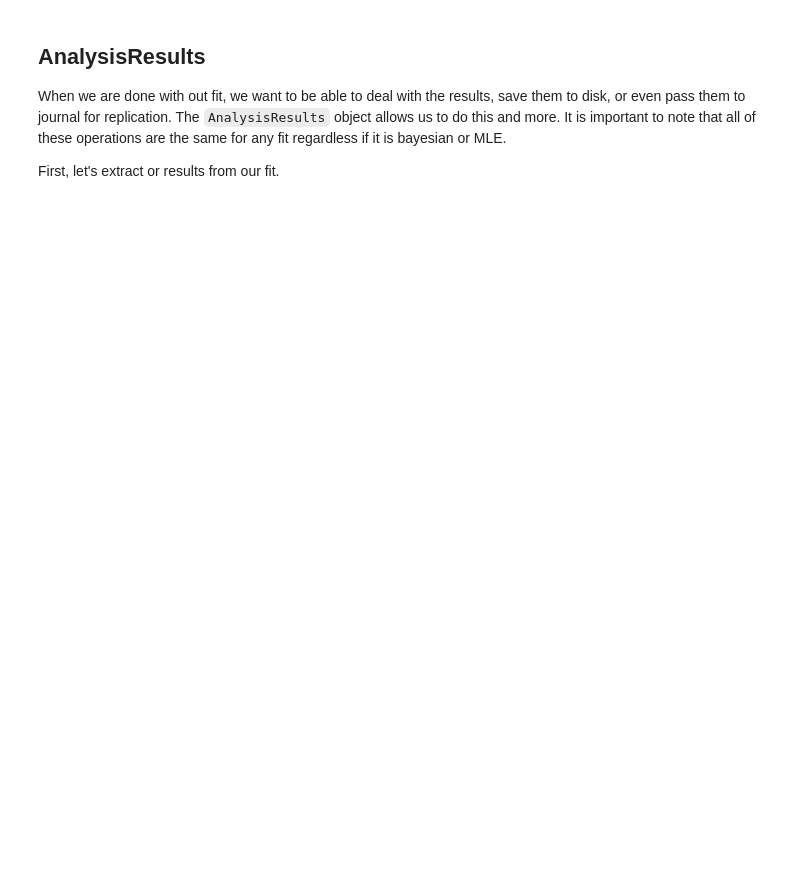
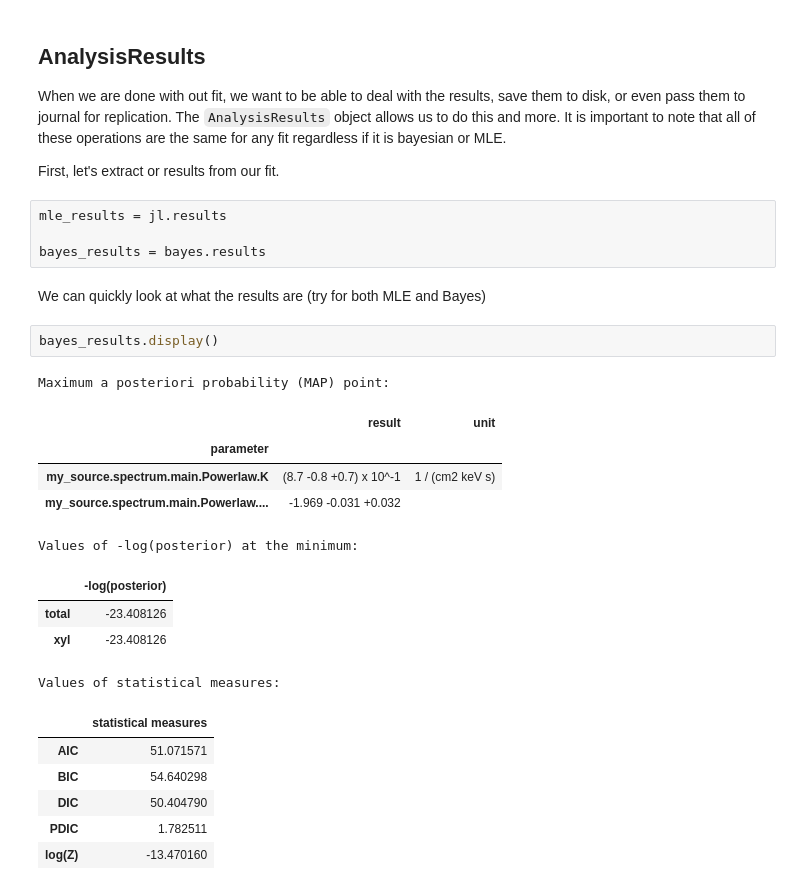
Before and after one commit to threeML/cds_tutorial, a Jupyter notebook: intro.ipynb, the cells around one changed output. Saved outputs shown, nothing was run; the diff lists cells and outputs as text; blank space fills up the shorter version.

```diff
--- a/intro.ipynb
+++ b/intro.ipynb
@@ -335,3 +344,28 @@ Values of statistical measures:
 When we are done with out fit, we want to be able to deal with the results, save them to disk, or even pass them to journal for replication. The `AnalysisResults` object allows us to do this and more. It is important to note that all of these operations are the same for any fit regardless if it is bayesian or MLE.
 
 First, let's extract or results from our fit.
+# %%
+mle_results = jl.results
+
+bayes_results = bayes.results
+# %% [markdown]
+We can quickly look at what the results are (try for both MLE and Bayes)
+# %%
+bayes_results.display()
+# %% [output]
+Maximum a posteriori probability (MAP) point:
+|  | result | unit |
+| parameter |  |  |
+| my_source.spectrum.main.Powerlaw.K | (8.7 -0.8 +0.7) x 10^-1 | 1 / (cm2 keV s) |
+| my_source.spectrum.main.Powerlaw.... | -1.969 -0.031 +0.032 |  |
+Values of -log(posterior) at the minimum:
+|  | -log(posterior) |
+| total | -23.408126 |
+| xyl | -23.408126 |
+Values of statistical measures:
+|  | statistical measures |
+| AIC | 51.071571 |
+| BIC | 54.640298 |
+| DIC | 50.404790 |
+| PDIC | 1.782511 |
+| log(Z) | -13.470160 |
```
Also changed, not shown: parts of 15 cells of this notebook, 1 other file.
